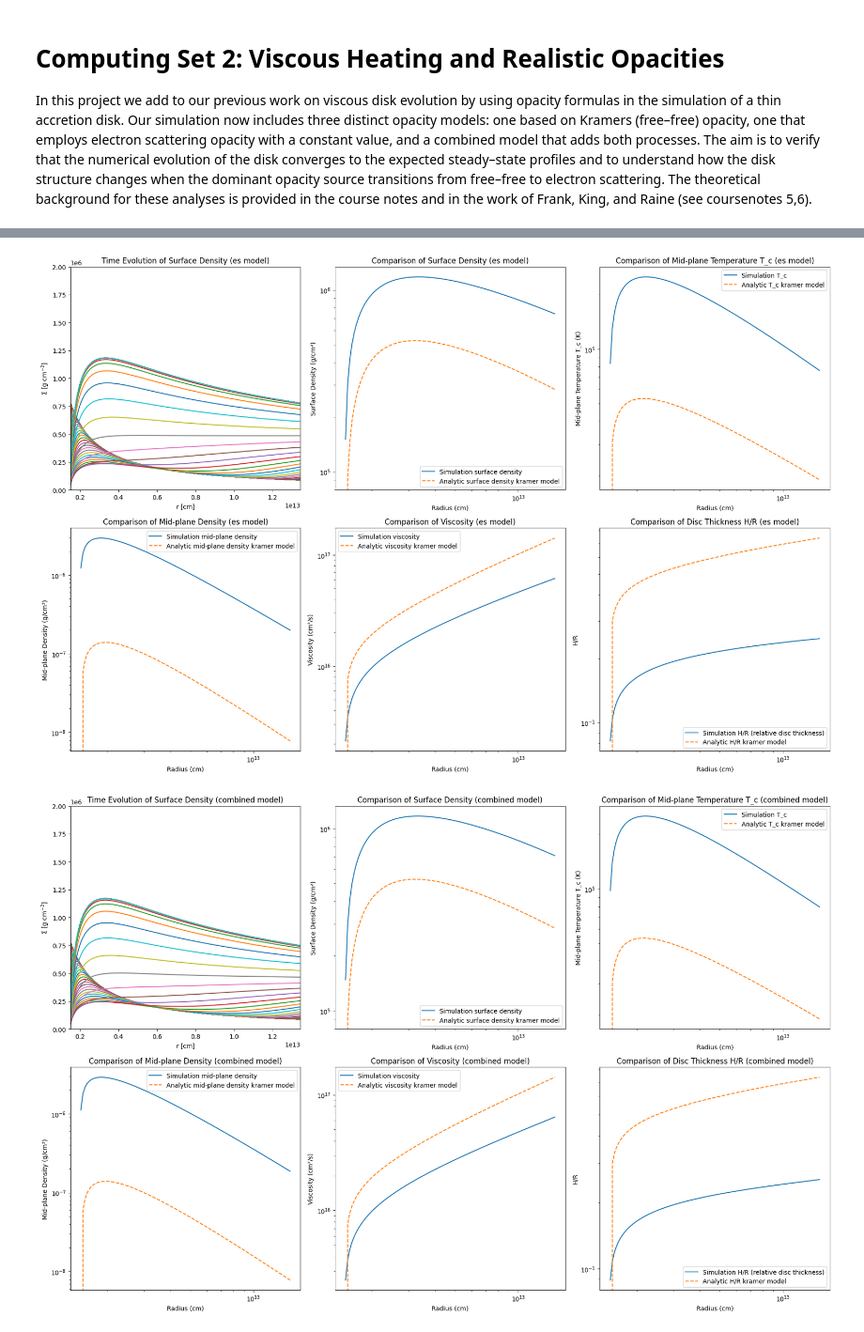
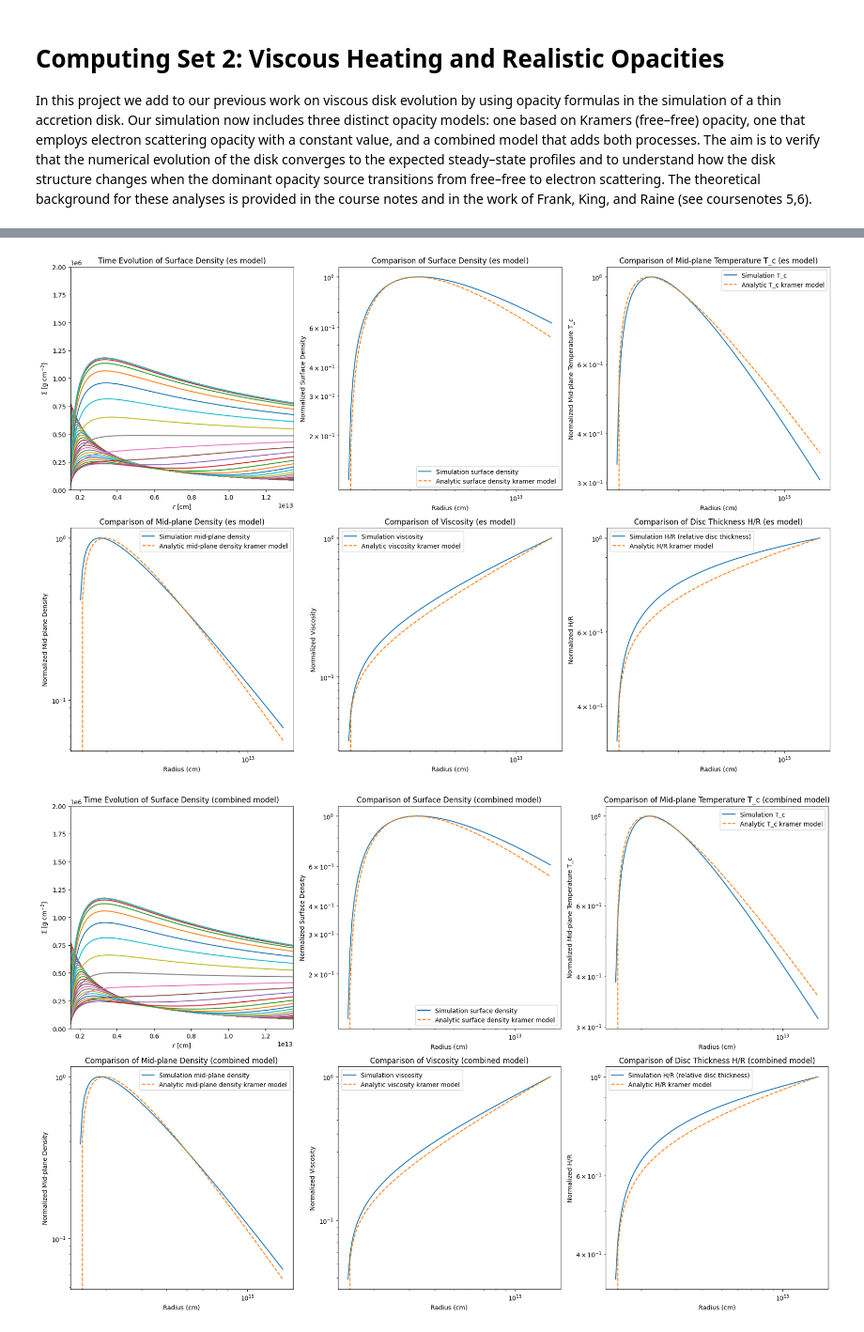
Before and after one commit to clvaneck/DAComputingProject, a Jupyter notebook: CS2.ipynb, the cells around one changed output, grey strips where cells are left out. Shown at 94% size. Cells and saved outputs as stored; diff of their text form; code cells hidden in the pictures.

```diff
--- a/CS2.ipynb
+++ b/CS2.ipynb
@@ -68,7 +70,7 @@ for model in opacity_models:
 
     for i in range(1, ntime + 1):
         d.compute_nu()
-        d.sigma = d.get_viscous_evolution_next_timestep(time_steps[i] - time_steps[i - 1], sigma_innerbc=d.sigma[1]/2, alphamodel=True, mdot_outerbc=0.01*MS/year)
+        d.sigma = d.get_viscous_evolution_next_timestep(time_steps[i] - time_steps[i - 1], sigma_innerbc=d.sigma[1]/2, alphamodel=True, mdot_outerbc=Mdot)
 
         d.compute_disktmid(vischeat=True, simple=True)
         d.compute_cs_and_hp()
@@ -83,43 +85,44 @@ for model in opacity_models:
     axs[0, 0].set_xlim(0.1*AU, 0.9*AU)
     axs[0, 0].set_ylim(0, 2e6)
 
+
     # Plot surface density
-    axs[0, 1].loglog(d.r, d.sigma, label="Simulation surface density")
-    axs[0, 1].loglog(d.r, Sigma_analytic(d.r), '--', label="Analytic surface density kramer model")
+    axs[0, 1].loglog(d.r, d.sigma / np.max(d.sigma), label="Simulation surface density")
+    axs[0, 1].loglog(d.r, Sigma_analytic(d.r) / np.max(Sigma_analytic(d.r)), '--', label="Analytic surface density kramer model")
     axs[0, 1].set_xlabel("Radius (cm)")
-    axs[0, 1].set_ylabel("Surface Density (g/cm²)")
+    axs[0, 1].set_ylabel("Normalized Surface Density")
     axs[0, 1].legend()
     axs[0, 1].set_title(f"Comparison of Surface Density ({model} model)")
 
     # Plot mid-plane temperature
-    axs[0, 2].loglog(d.r, d.tmid, label="Simulation T_c")
-    axs[0, 2].loglog(d.r, Tc_analytic(d.r), '--', label="Analytic T_c kramer model")
+    axs[0, 2].loglog(d.r, d.tmid / np.max(d.tmid), label="Simulation T_c")
+    axs[0, 2].loglog(d.r, Tc_analytic(d.r) / np.max(Tc_analytic(d.r)), '--', label="Analytic T_c kramer model")
     axs[0, 2].set_xlabel("Radius (cm)")
-    axs[0, 2].set_ylabel("Mid-plane Temperature T_c (K)")
+    axs[0, 2].set_ylabel("Normalized Mid-plane Temperature T_c")
     axs[0, 2].legend()
     axs[0, 2].set_title(f"Comparison of Mid-plane Temperature T_c ({model} model)")
 
     # Plot mid-plane density
-    axs[1, 0].loglog(d.r, d.rhomid, label="Simulation mid-plane density")
-    axs[1, 0].loglog(d.r, rho_analytic(d.r), '--', label="Analytic mid-plane density kramer model")
+    axs[1, 0].loglog(d.r, d.rhomid / np.max(d.rhomid), label="Simulation mid-plane density")
+    axs[1, 0].loglog(d.r, rho_analytic(d.r) / np.max(rho_analytic(d.r)), '--', label="Analytic mid-plane density kramer model")
     axs[1, 0].set_xlabel("Radius (cm)")
-    axs[1, 0].set_ylabel("Mid-plane Density (g/cm³)")
+    axs[1, 0].set_ylabel("Normalized Mid-plane Density")
     axs[1, 0].legend()
     axs[1, 0].set_title(f"Comparison of Mid-plane Density ({model} model)")
 
     # Plot viscosity
-    axs[1, 1].loglog(d.r, d.nu, label="Simulation viscosity")
-    axs[1, 1].loglog(d.r, nu_analytic(d.r), '--', label="Analytic viscosity kramer model")
+    axs[1, 1].loglog(d.r, d.nu / np.max(d.nu), label="Simulation viscosity")
+    axs[1, 1].loglog(d.r, nu_analytic(d.r) / np.max(nu_analytic(d.r)), '--', label="Analytic viscosity kramer model")
     axs[1, 1].set_xlabel("Radius (cm)")
-    axs[1, 1].set_ylabel("Viscosity (cm²/s)")
+    axs[1, 1].set_ylabel("Normalized Viscosity")
     axs[1, 1].legend()
     axs[1, 1].set_title(f"Comparison of Viscosity ({model} model)")
 
     # Plot H/R (relative disc thickness)
-    axs[1, 2].loglog(d.r, d.hp/d.r, label="Simulation H/R (relative disc thickness)")
-    axs[1, 2].loglog(d.r, Hr_R_analytic(d.r), '--', label="Analytic H/R kramer model")
+    axs[1, 2].loglog(d.r, (d.hp/d.r) / np.max(d.hp/d.r), label="Simulation H/R (relative disc thickness)")
+    axs[1, 2].loglog(d.r, Hr_R_analytic(d.r) / np.max(Hr_R_analytic(d.r)), '--', label="Analytic H/R kramer model")
     axs[1, 2].set_xlabel("Radius (cm)")
-    axs[1, 2].set_ylabel("H/R")
+    axs[1, 2].set_ylabel("Normalized H/R")
     axs[1, 2].legend()
     axs[1, 2].set_title(f"Comparison of Disc Thickness H/R ({model} model)")
 
@@ -130,5 +133,5 @@ for model in opacity_models:
-[figure, old version]
+[figure, new version]
-[figure, old version]
+[figure, new version]
 # %% [markdown]
 ## Opacity Transition in the Combined Model
 
```
Also changed, not shown: parts of 8 cells of this notebook, 2 other files.
